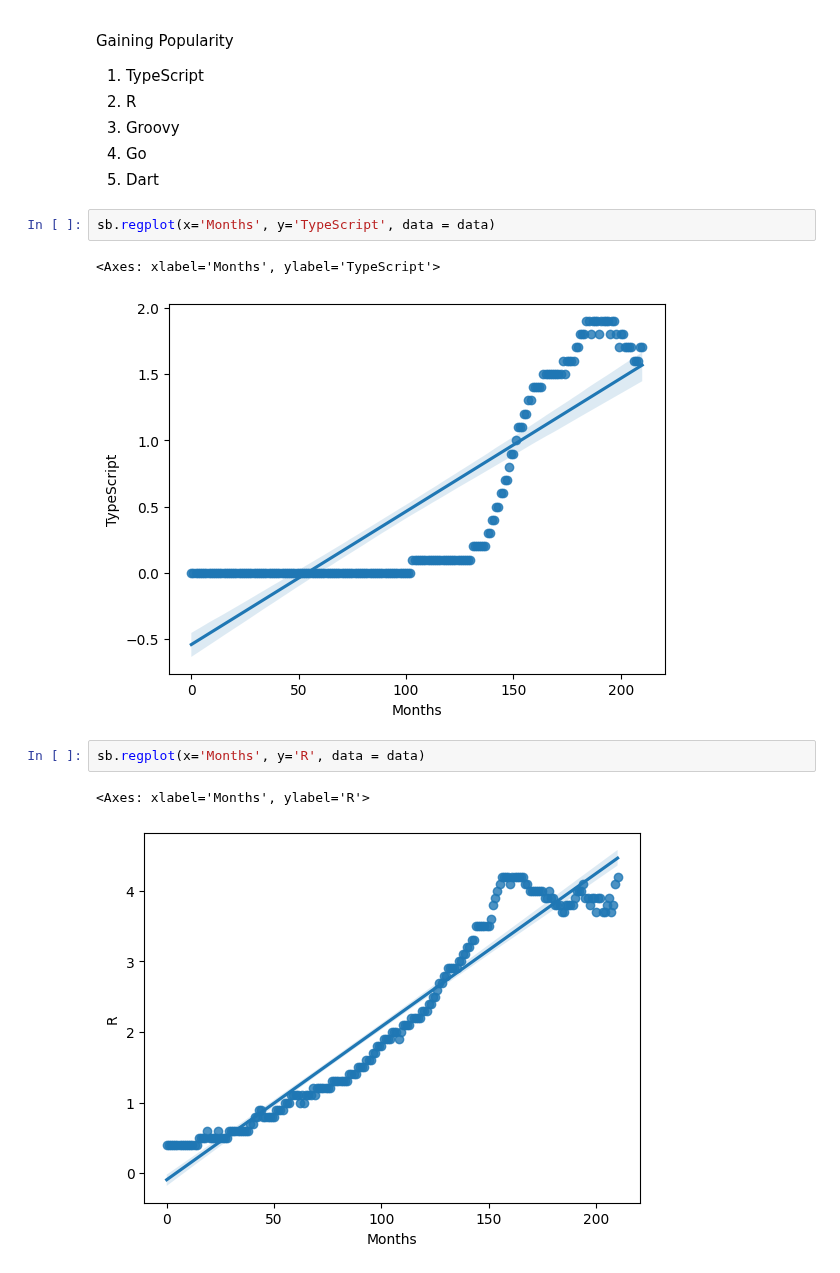
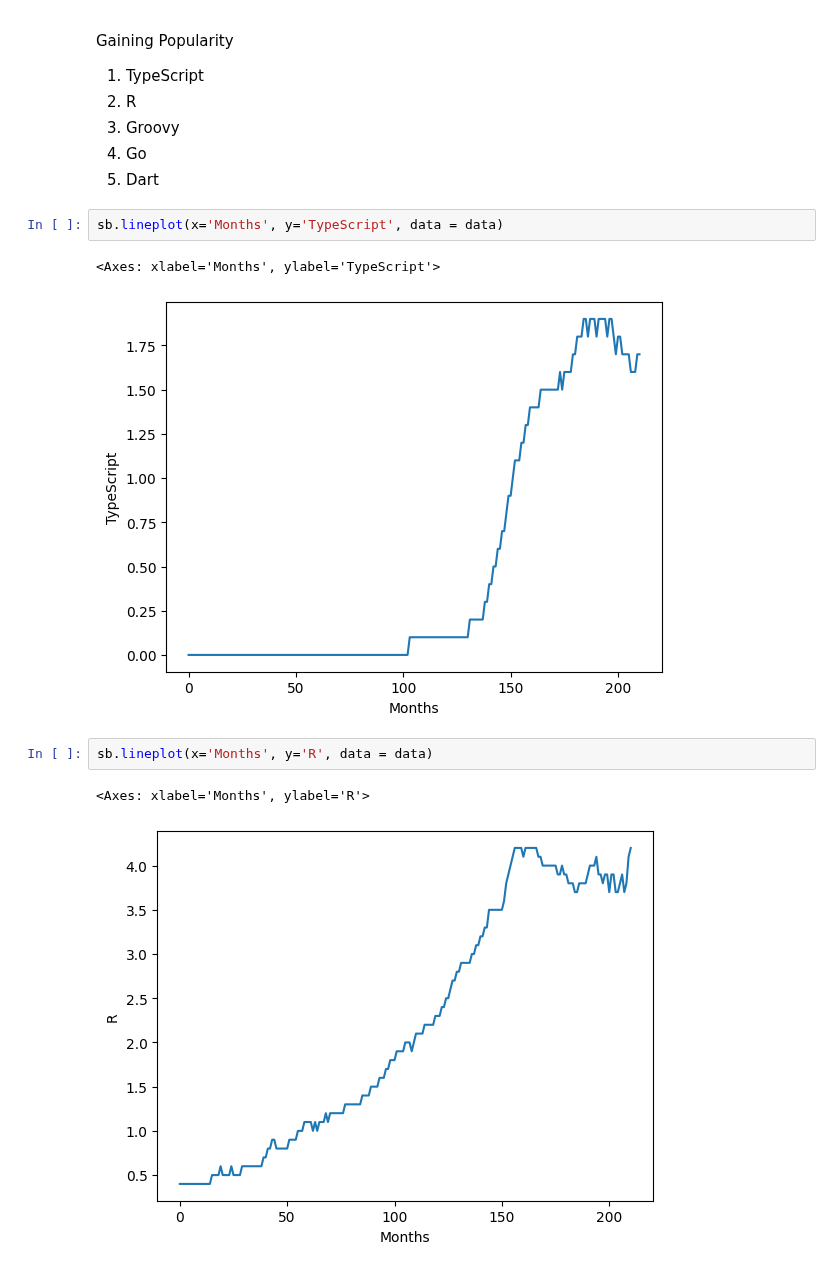
Before and after one commit to 0thorderlogic/smalldata, a Jupyter notebook: main.ipynb, the cells around one changed output. Cells and saved outputs as stored; diff of their text form.

```diff
--- a/main.ipynb
+++ b/main.ipynb
@@ -179,13 +179,13 @@ Gaining Popularity
 1. Go
 1. Dart
 # %%
-sb.regplot(x='Months', y='TypeScript', data = data)
+sb.lineplot(x='Months', y='TypeScript', data = data)
 # %% [output]
 <Axes: xlabel='Months', ylabel='TypeScript'>
-[figure, old version]
+[figure, new version]
 # %%
-sb.regplot(x='Months', y='R', data = data)
+sb.lineplot(x='Months', y='R', data = data)
 # %% [output]
 <Axes: xlabel='Months', ylabel='R'>
-[figure, old version]
+[figure, new version]
 # %%
```
Also changed, not shown: parts of 26 cells of this notebook, 4 other files.
